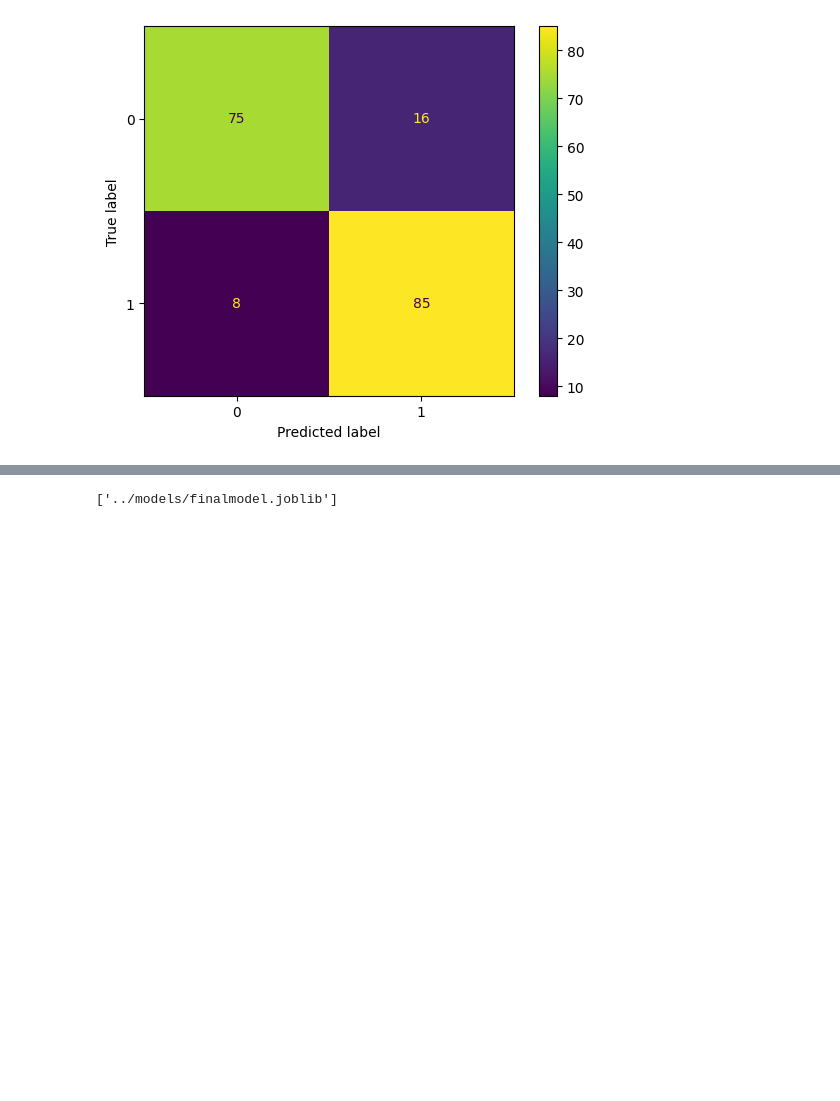
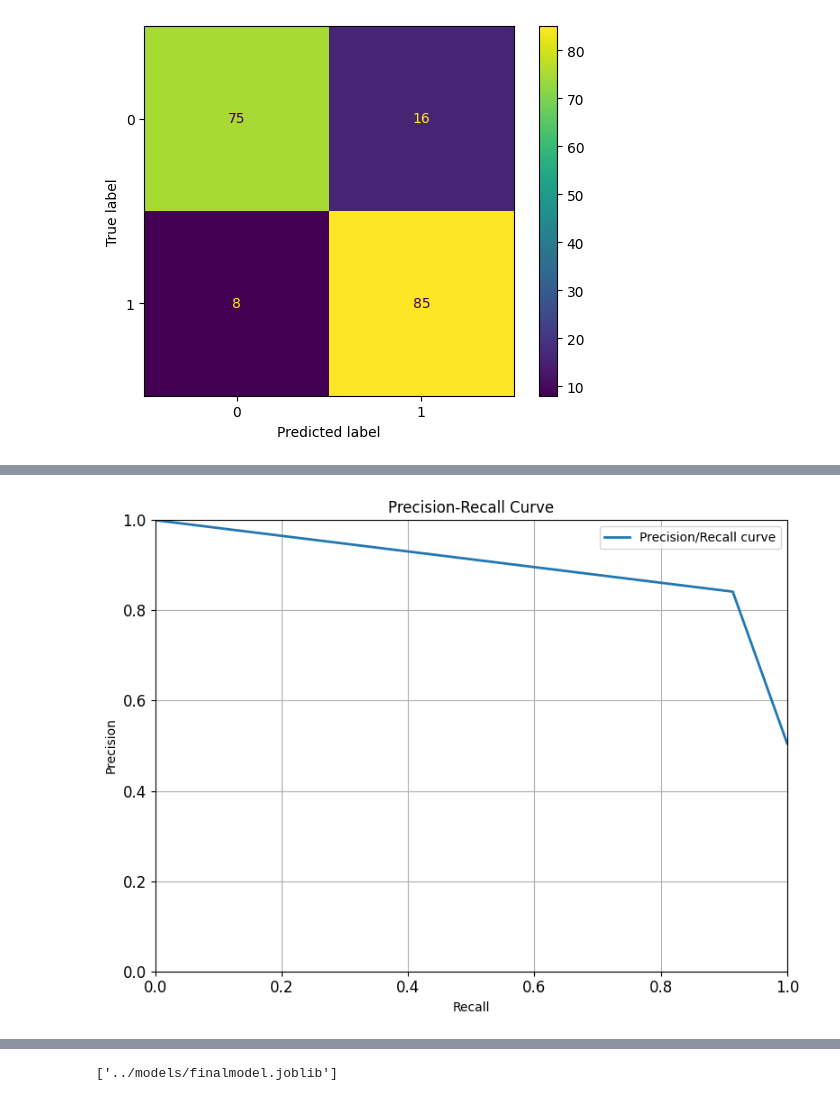
Before and after one commit to arnauortiz/heartDiseaseClassification, a Jupyter notebook: notebooks/06_last_test.ipynb, the cells around one changed output, grey strips where cells are left out. Drawn from its saved outputs; the diff is of its cells as text; code cells hidden in the pictures; blank space fills up the shorter version.

```diff
--- a/notebooks/06_last_test.ipynb
+++ b/notebooks/06_last_test.ipynb
@@ -45,0 +65,20 @@ plt.show()
+# %%
+plt.figure(figsize=(8, 6))
+plt.plot(recalls, precisions, linewidth=2, label='Precision/Recall curve')
+plt.xlabel('Recall')
+plt.ylabel('Precision')
+plt.title('Precision-Recall Curve')
+plt.legend()
+plt.grid(True)
+
+# Personalizar la apariencia de la gráfica
+plt.xticks(fontsize=12)
+plt.yticks(fontsize=12)
+plt.xlim([0, 1])
+plt.ylim([0, 1])
+plt.tight_layout()
+
+# Mostrar la gráfica
+plt.show()
+# %% [output]
+[figure, added]
```
Also changed, not shown: parts of 8 cells of this notebook, 2 other files.
